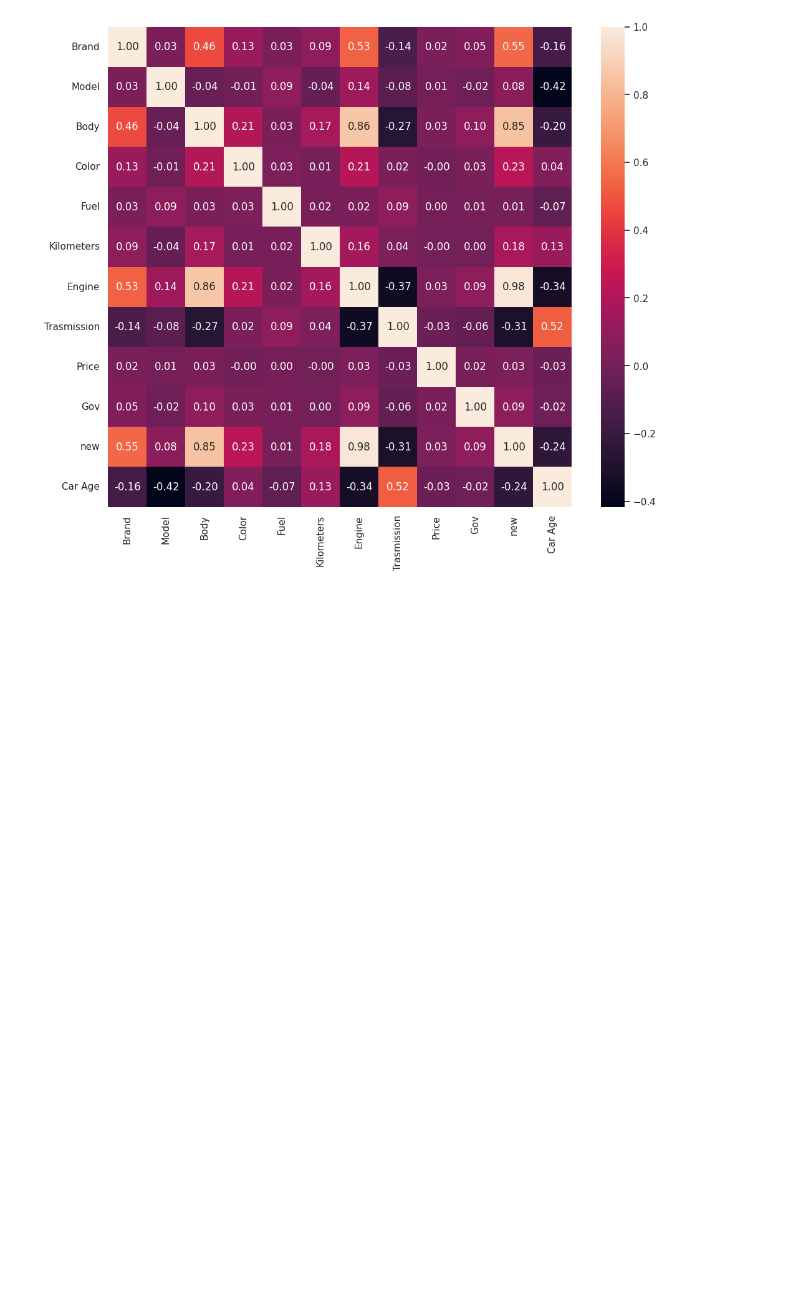
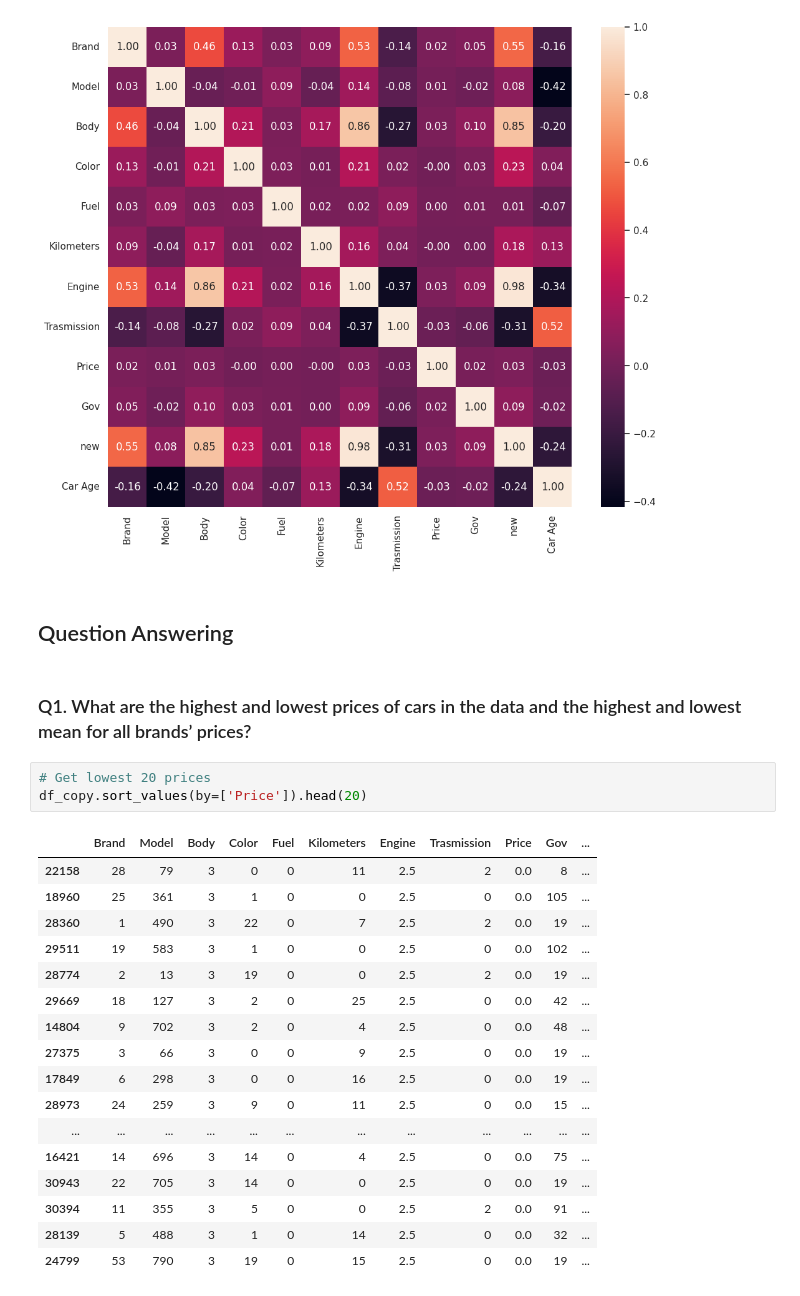
Before and after one commit to Yousif-Ahmed/Sayarty, a Jupyter notebook: Sayarty.ipynb, the cells around one changed output. Cells and saved outputs as stored; diff of their text form; blank space fills up the shorter version.

```diff
--- a/Sayarty.ipynb
+++ b/Sayarty.ipynb
@@ -349,3 +382,28 @@ sns.heatmap(df_copy.corr(), annot=True, fmt='.2f')
 # %% [output]
 <Axes: >
 [figure]
+# %% [markdown]
+## Question Answering
+# %% [markdown]
+### Q1. What are the highest and lowest prices of cars in the data and the highest and lowest mean for all brands’ prices?
+# %%
+# Get lowest 20 prices
+df_copy.sort_values(by=['Price']).head(20)
+# %% [output]
+|  | Brand | Model | Body | Color | Fuel | Kilometers | Engine | Trasmission | Price | Gov | ... |
+| 22158 | 28 | 79 | 3 | 0 | 0 | 11 | 2.5 | 2 | 0.0 | 8 | ... |
+| 18960 | 25 | 361 | 3 | 1 | 0 | 0 | 2.5 | 0 | 0.0 | 105 | ... |
+| 28360 | 1 | 490 | 3 | 22 | 0 | 7 | 2.5 | 2 | 0.0 | 19 | ... |
+| 29511 | 19 | 583 | 3 | 1 | 0 | 0 | 2.5 | 0 | 0.0 | 102 | ... |
+| 28774 | 2 | 13 | 3 | 19 | 0 | 0 | 2.5 | 2 | 0.0 | 19 | ... |
+| 29669 | 18 | 127 | 3 | 2 | 0 | 25 | 2.5 | 0 | 0.0 | 42 | ... |
+| 14804 | 9 | 702 | 3 | 2 | 0 | 4 | 2.5 | 0 | 0.0 | 48 | ... |
+| 27375 | 3 | 66 | 3 | 0 | 0 | 9 | 2.5 | 0 | 0.0 | 19 | ... |
+| 17849 | 6 | 298 | 3 | 0 | 0 | 16 | 2.5 | 0 | 0.0 | 19 | ... |
+| 28973 | 24 | 259 | 3 | 9 | 0 | 11 | 2.5 | 0 | 0.0 | 15 | ... |
+| ... | ... | ... | ... | ... | ... | ... | ... | ... | ... | ... | ... |
+| 16421 | 14 | 696 | 3 | 14 | 0 | 4 | 2.5 | 0 | 0.0 | 75 | ... |
+| 30943 | 22 | 705 | 3 | 14 | 0 | 0 | 2.5 | 0 | 0.0 | 19 | ... |
+| 30394 | 11 | 355 | 3 | 5 | 0 | 0 | 2.5 | 2 | 0.0 | 91 | ... |
+| 28139 | 5 | 488 | 3 | 1 | 0 | 14 | 2.5 | 0 | 0.0 | 32 | ... |
+| 24799 | 53 | 790 | 3 | 19 | 0 | 15 | 2.5 | 0 | 0.0 | 19 | ... |
```
Also changed, not shown: parts of 9 cells of this notebook, 2 other files.
